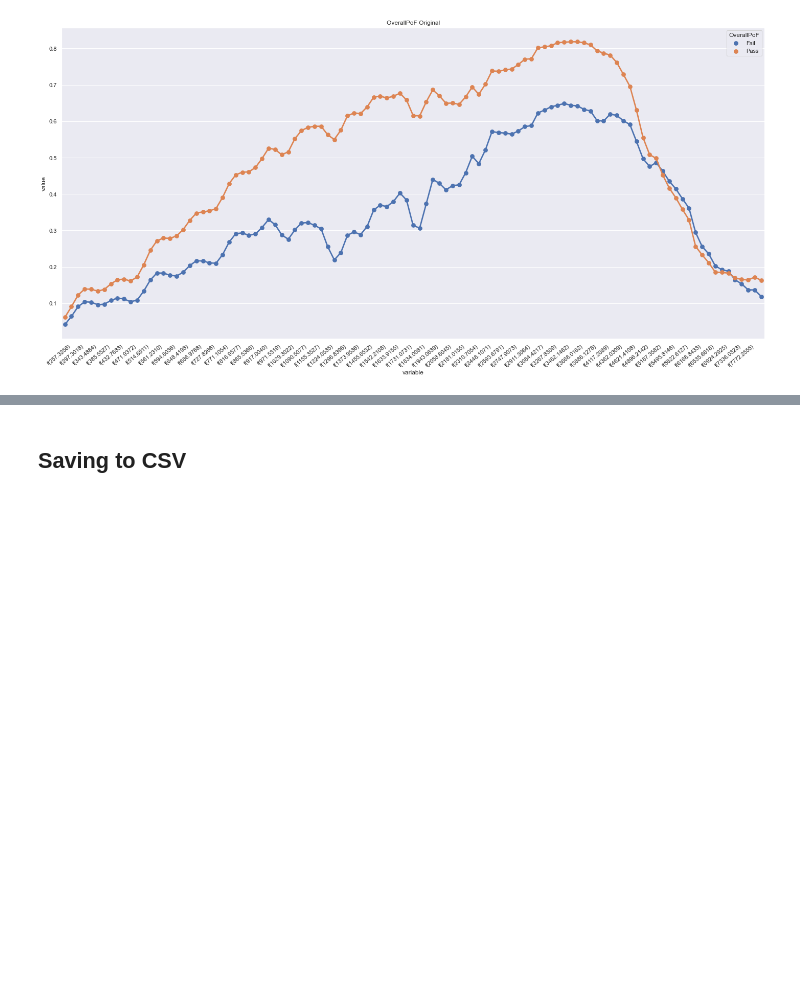
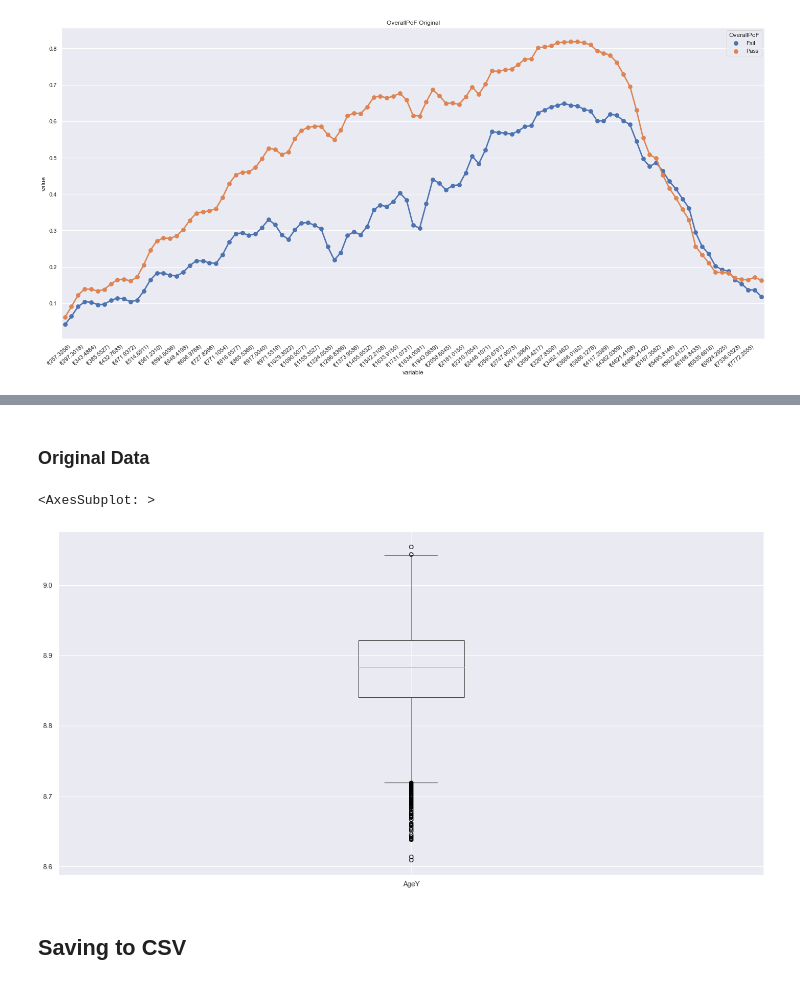
Before and after one commit to Charlene-L/CITS5553-Capstone-Project, a Jupyter notebook: GAN/Benjamin/vae_ben.ipynb, the cells around one changed output, grey strips where cells are left out. Cells and saved outputs as stored; diff of their text form; code cells hidden in the pictures; blank space fills up the shorter version.

```diff
--- a/GAN/Benjamin/vae_ben.ipynb
+++ b/GAN/Benjamin/vae_ben.ipynb
@@ -204,5 +225,5 @@ gen_freqs = generated_df[freq_cols]
 # %%
 generated_df['OverallPoF'] = round(generated_df['OverallPoF'])
 # %%
-for cont in desired_controls:
+for cont in desired_controls_binary:
     generated_df[cont] = round(generated_df[cont])
@@ -208,0 +232,2 @@ for cont in desired_controls:
+# %%
+generated_df['AgeY'] = generated_df['AgeY'].apply(lambda x: un_normalise(x, AgeY_min, AgeY_max))
@@ -355,3 +403,10 @@ plt.show();
+# %% [markdown]
+### Original Data
+# %%
+pd.DataFrame(generated_df['AgeY']).boxplot(return_type='axes')
+# %% [output]
+<AxesSubplot: >
+[figure, added]
 # %% [markdown]
 ## Saving to CSV
 # %%
```
Also changed, not shown: parts of 21 cells of this notebook, 1 other file.
